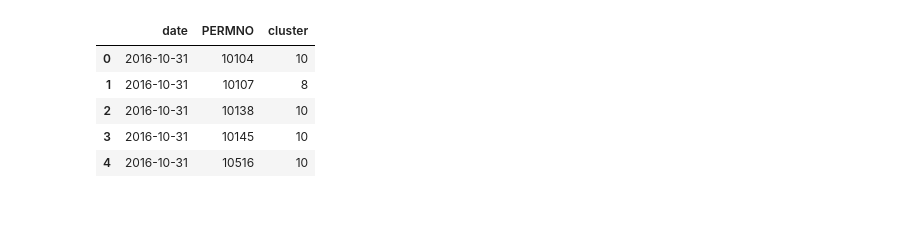
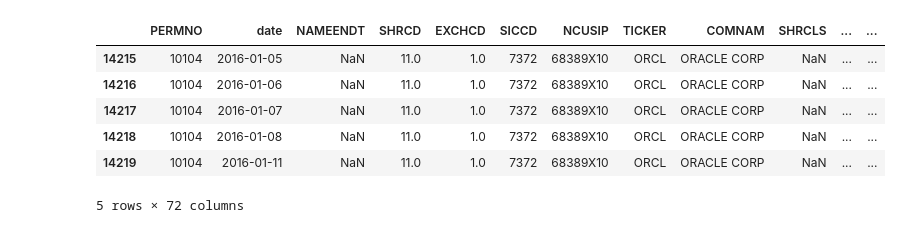
Before and after one commit to PvRao-29/Cluster-Pairs-Trading, a Jupyter notebook: research.ipynb, the cells around one changed output. Saved outputs shown, nothing was run; the diff lists cells and outputs as text; code cells hidden in the pictures.

```diff
--- a/research.ipynb
+++ b/research.ipynb
@@ -172,0 +43,3 @@ df.head()
+# %%
+mu, sigma = df['log_return'].mean(), df['log_return'].std()
+df['log_return'] = df['log_return'].clip(mu - 2*sigma, mu + 2*sigma)
@@ -172,0 +56,10 @@ df.head()
+# %%
+ff = pdr.DataReader(
+    'F-F_Research_Data_5_Factors_2x3_daily', 'famafrench', start='2015-01-01'
+)[0]
+if isinstance(ff.index, pd.PeriodIndex):
+    ff.index = ff.index.to_timestamp()
+ff = ff.div(100)
+ff.columns = ['MKT_RF', 'SMB', 'HML', 'RMW', 'CMA', 'RF']
+df = df.merge(ff, left_on='date', right_index=True, how='left')
+df.dropna(subset=['RF'], inplace=True)
@@ -173 +76,26 @@ df.head()
+# %%
+excess = df['log_return'] - df['RF']
+df['excess_return'] = excess
+
+def rolling_resid(group):
+    y = group['excess_return'].to_numpy()
+    X = sm.add_constant(group[['MKT_RF','SMB','HML','RMW','CMA']]).to_numpy()
+    res = np.full(len(y), np.nan)
+    for i in range(252, len(y)+1):
+        beta, *_ = np.linalg.lstsq(X[i-252:i], y[i-252:i], rcond=None)
+        res[i-1] = y[i-1] - X[i-1] @ beta
+    return pd.Series(res, index=group.index)
+
+df['idio_ret'] = df.groupby('PERMNO', group_keys=False).apply(rolling_resid)
+df.dropna(subset=['idio_ret'], inplace=True)
+# %%
+df.head()
+# %% [output]
+|  | PERMNO | date | NAMEENDT | SHRCD | EXCHCD | SICCD | NCUSIP | TICKER | COMNAM | SHRCLS | ... | ... |
+| 14215 | 10104 | 2016-01-05 | NaN | 11.0 | 1.0 | 7372 | 68389X10 | ORCL | ORACLE CORP | NaN | ... | ... |
+| 14216 | 10104 | 2016-01-06 | NaN | 11.0 | 1.0 | 7372 | 68389X10 | ORCL | ORACLE CORP | NaN | ... | ... |
+| 14217 | 10104 | 2016-01-07 | NaN | 11.0 | 1.0 | 7372 | 68389X10 | ORCL | ORACLE CORP | NaN | ... | ... |
+| 14218 | 10104 | 2016-01-08 | NaN | 11.0 | 1.0 | 7372 | 68389X10 | ORCL | ORACLE CORP | NaN | ... | ... |
+| 14219 | 10104 | 2016-01-11 | NaN | 11.0 | 1.0 | 7372 | 68389X10 | ORCL | ORACLE CORP | NaN | ... | ... |
+5 rows × 72 columns
 # %%
@@ -222,10 +129 @@ cluster_assignments = pd.concat(clusters, ignore_index=True)
-# %%
-cluster_assignments.head()
-# %% [output]
-|  | date | PERMNO | cluster |
-| 0 | 2016-10-31 | 10104 | 10 |
-| 1 | 2016-10-31 | 10107 | 8 |
-| 2 | 2016-10-31 | 10138 | 10 |
-| 3 | 2016-10-31 | 10145 | 10 |
-| 4 | 2016-10-31 | 10516 | 10 |
 # %%
```
Also changed, not shown: parts of 32 cells of this notebook.
